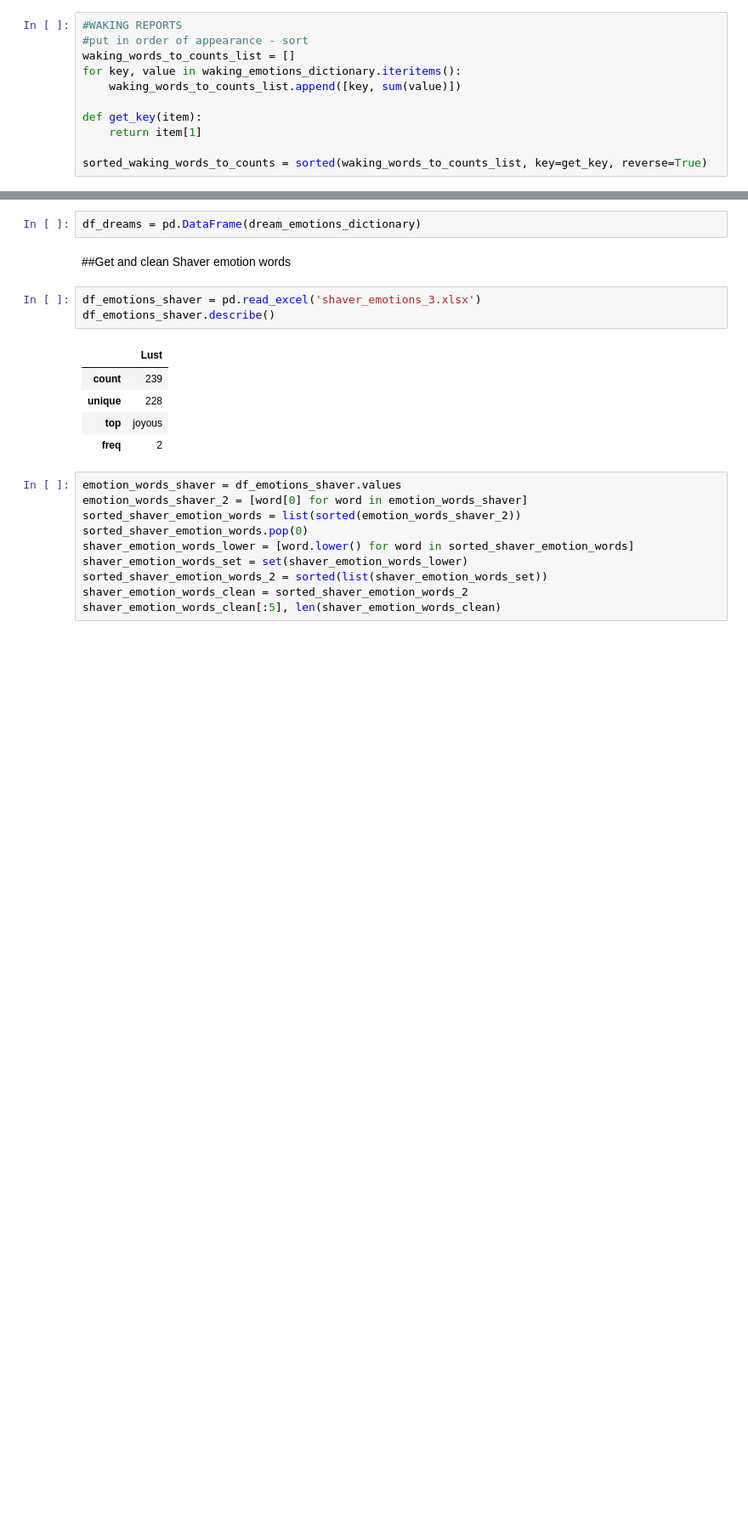
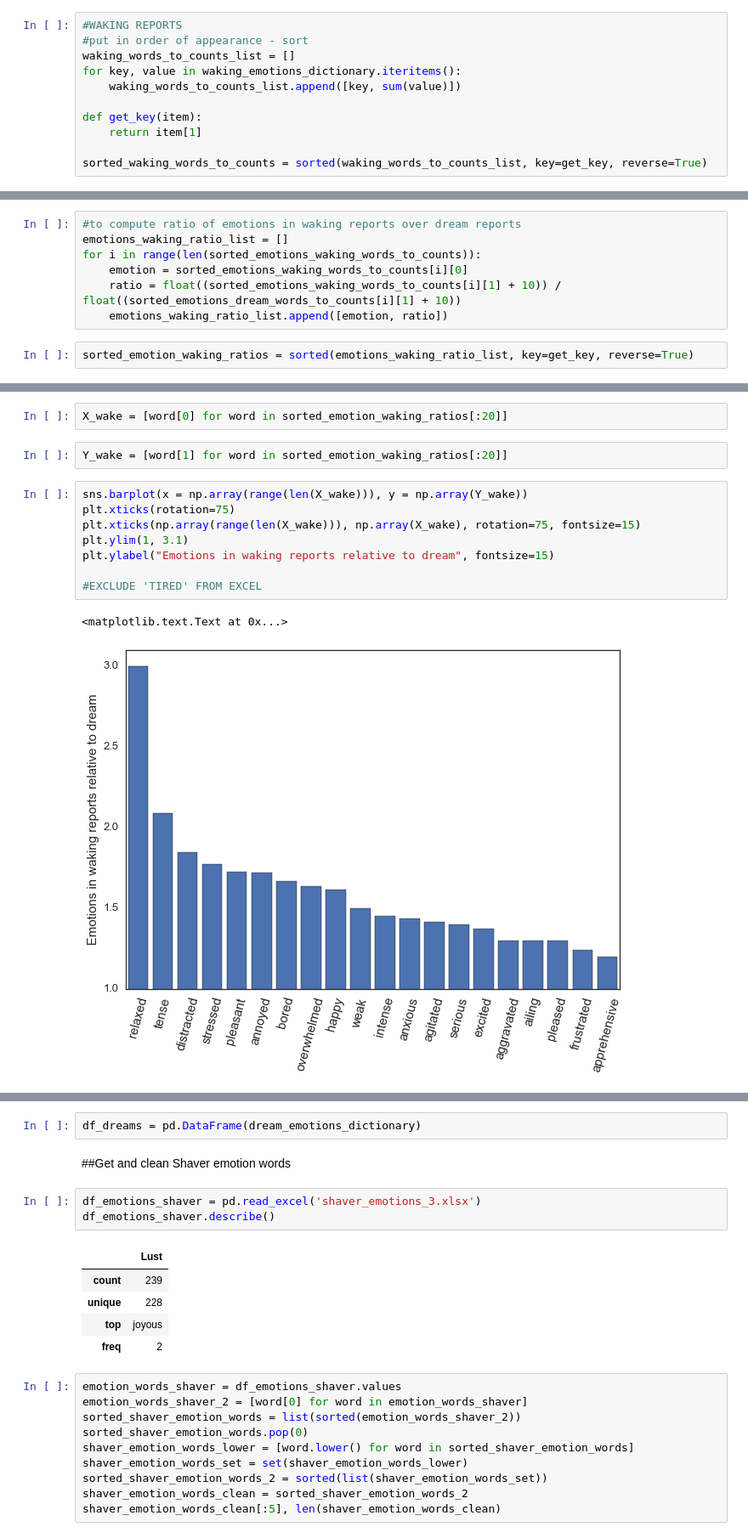
Before and after one commit to andymartens/fletcher, a Jupyter notebook: fletcher_mvp.ipynb, the cells around one changed output, grey strips where cells are left out. Shown at 85% size. Cells and saved outputs as stored; diff of their text form; blank space fills up the shorter version.

```diff
--- a/fletcher_mvp.ipynb
+++ b/fletcher_mvp.ipynb
@@ -479,0 +654,9 @@ sorted_waking_words_to_counts[:30]
+# %%
+#to compute ratio of emotions in waking reports over dream reports
+emotions_waking_ratio_list = []
+for i in range(len(sorted_emotions_waking_words_to_counts)):
+    emotion = sorted_emotions_waking_words_to_counts[i][0]
+    ratio = float((sorted_emotions_waking_words_to_counts[i][1] + 10)) / float((sorted_emotions_dream_words_to_counts[i][1] + 10))
+    emotions_waking_ratio_list.append([emotion, ratio])
+# %%
+sorted_emotion_waking_ratios = sorted(emotions_waking_ratio_list, key=get_key, reverse=True)
@@ -479,0 +676,15 @@ sorted_waking_words_to_counts[:30]
+# %%
+X_wake = [word[0] for word in sorted_emotion_waking_ratios[:20]]
+# %%
+Y_wake = [word[1] for word in sorted_emotion_waking_ratios[:20]]
+# %%
+sns.barplot(x = np.array(range(len(X_wake))), y = np.array(Y_wake))
+plt.xticks(rotation=75)
+plt.xticks(np.array(range(len(X_wake))), np.array(X_wake), rotation=75, fontsize=15)
+plt.ylim(1, 3.1)
+plt.ylabel("Emotions in waking reports relative to dream", fontsize=15)
+
+#EXCLUDE 'TIRED' FROM EXCEL
+# %% [output]
+<matplotlib.text.Text at 0x...>
+[figure, added]
```
Also changed, not shown: parts of 79 cells of this notebook.
